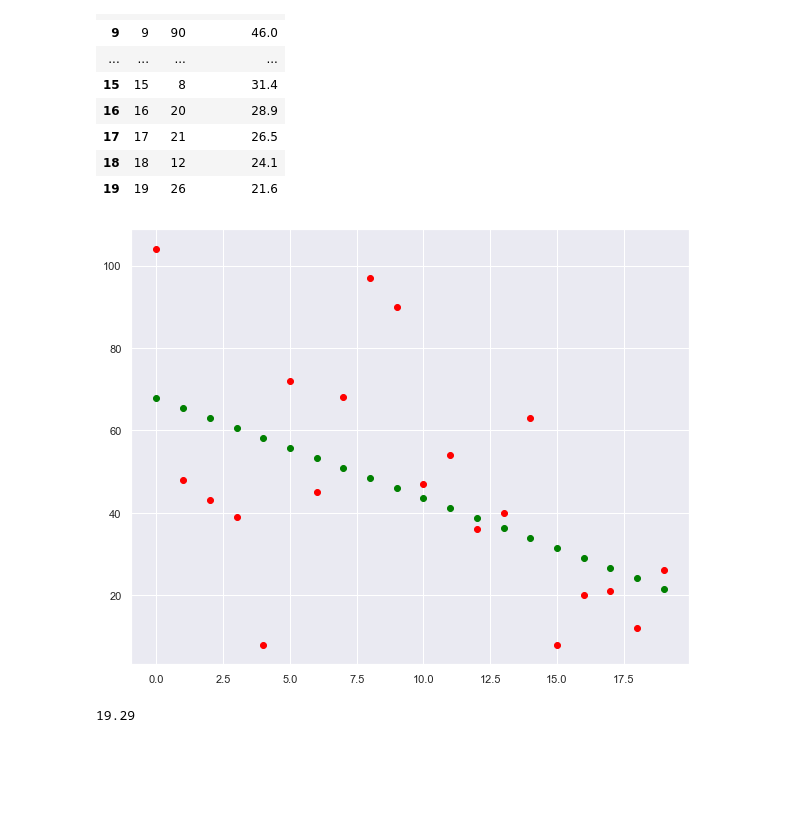
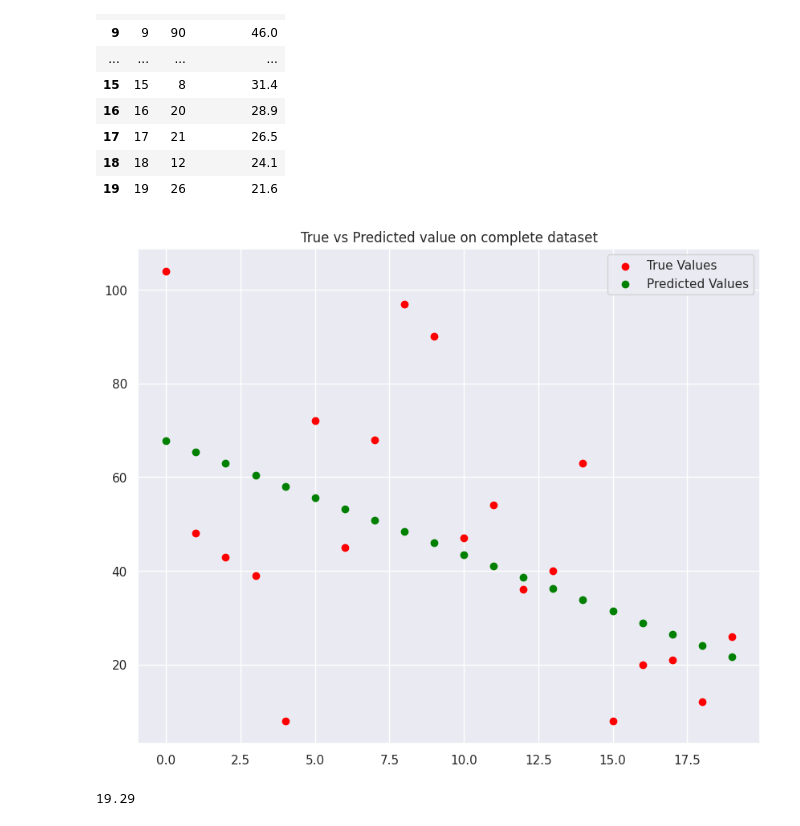
Before and after one commit to Atulsain7/Data-Science, a Jupyter notebook: Supervised_ML/Linear_Regression-fs-1.ipynb, the cells around one changed output. Cells and saved outputs as stored; diff of their text form; code cells hidden in the pictures; blank space fills up the shorter version.

```diff
--- a/Supervised_ML/Linear_Regression-fs-1.ipynb
+++ b/Supervised_ML/Linear_Regression-fs-1.ipynb
@@ -81,10 +95,13 @@ df
 | 18 | 18 | 12 | 24.1 |
 | 19 | 19 | 26 | 21.6 |
 # %%
+# Plot true vs predicted target for whole dataset
 plt.figure(figsize=(10,8))
-plt.scatter(x,y,color='red')
-plt.scatter(x,y_predicted,color='green')
+plt.scatter(x,y,color='red', label="True Values")
+plt.scatter(x,y_predicted,color='green', label="Predicted Values")
+plt.legend()
+plt.title("True vs Predicted value on complete dataset")
 plt.show()
 # %% [output]
-[figure, old version]
+[figure, new version]
 # %%
```
Also changed, not shown: parts of 20 cells of this notebook, 6 other files.
